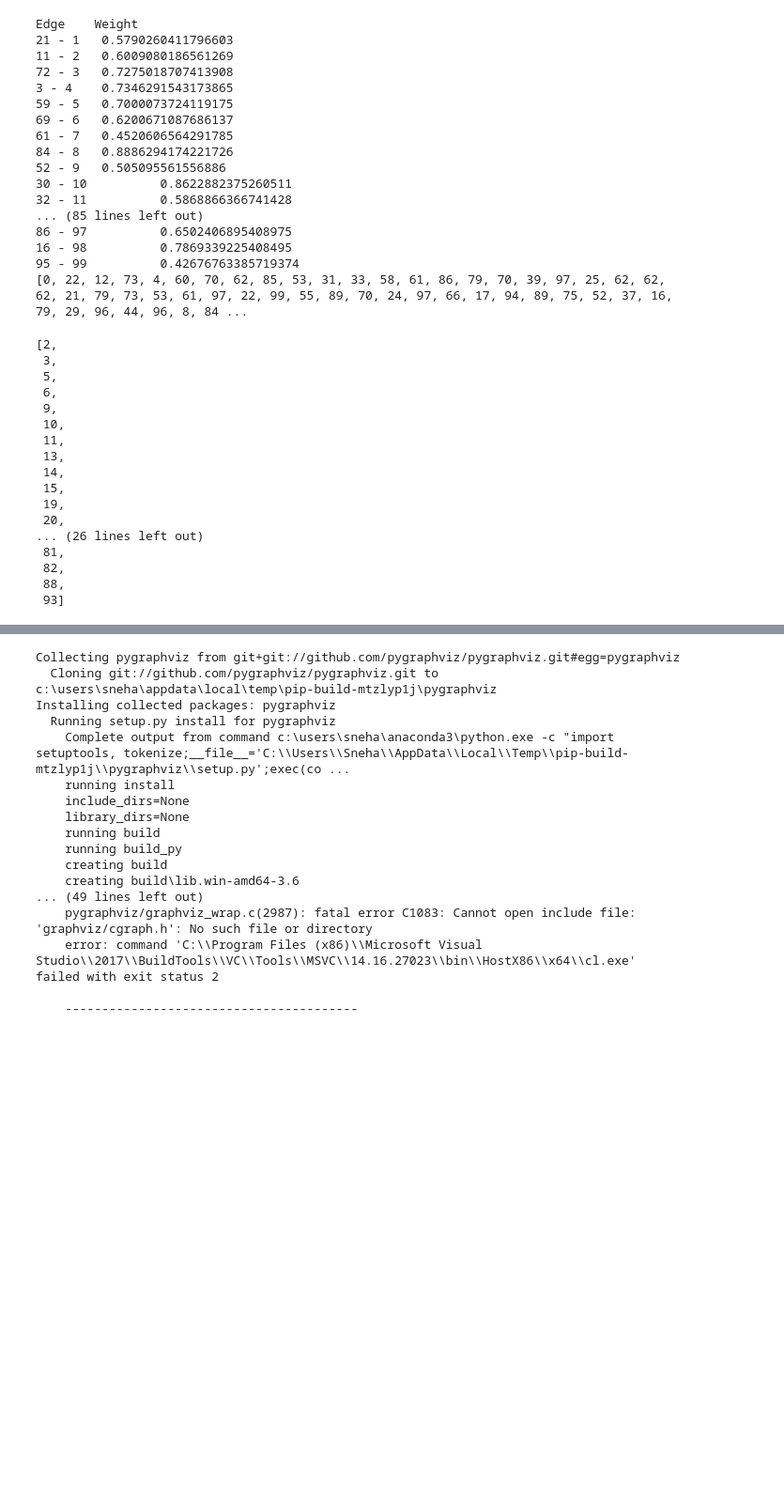
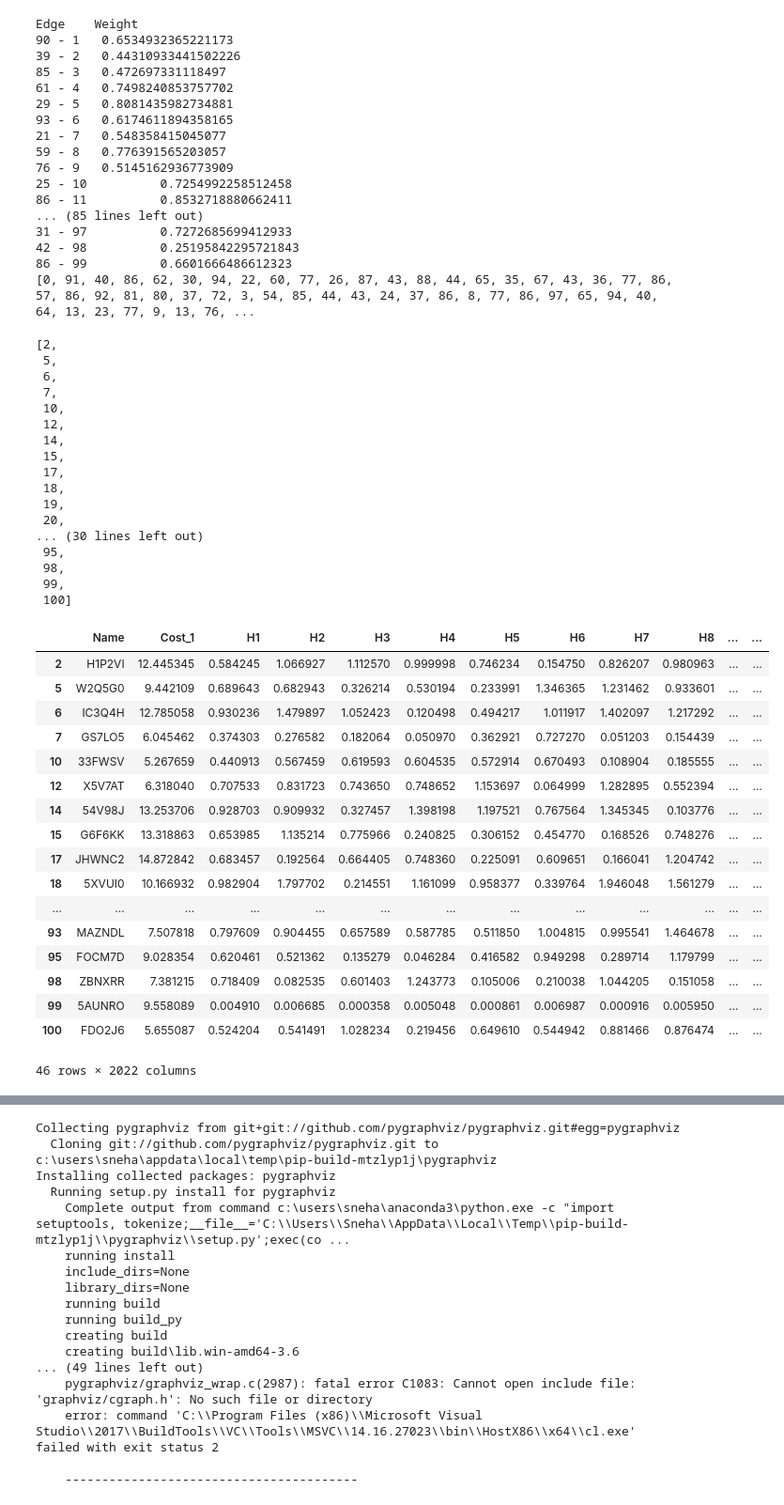
Before and after one commit to snehamaheshwari07/Risk-aware-Multi-Armed-Bandit, a Jupyter notebook: Untitled1.ipynb, the cells around one changed output, grey strips where cells are left out. Shown at 94% size. Saved outputs shown, nothing was run; the diff lists cells and outputs as text; code cells hidden in the pictures; blank space fills up the shorter version.

```diff
--- a/Untitled1.ipynb
+++ b/Untitled1.ipynb
@@ -179,9 +250,9 @@ class Graph():
         return(self.missing_numbers(new_list))
 
 
-g = Graph(100)
-n = 100
-matrix = np.zeros((n,100)) # Pre-allocate matrix
+g = Graph(no_of_assets)
+n = no_of_assets
+matrix = np.zeros((n,no_of_assets)) # Pre-allocate matrix
 for i in range(0,n):
     matrix[i,:] = edge_length[i]
 g.graph = matrix
@@ -190,42 +261,61 @@ k=g.primMST();
 k
 # %% [output]
 Edge    Weight
-21 - 1   0.5790260411796603
-11 - 2   0.6009080186561269
-72 - 3   0.7275018707413908
-3 - 4    0.7346291543173865
-59 - 5   0.7000073724119175
-69 - 6   0.6200671087686137
-61 - 7   0.4520606564291785
-84 - 8   0.8886294174221726
-52 - 9   0.505095561556886
-30 - 10          0.8622882375260511
-32 - 11          0.5868866366741428
+90 - 1   0.6534932365221173
+39 - 2   0.44310933441502226
+85 - 3   0.472697331118497
+61 - 4   0.7498240853757702
+29 - 5   0.8081435982734881
+93 - 6   0.6174611894358165
+21 - 7   0.548358415045077
+59 - 8   0.776391565203057
+76 - 9   0.5145162936773909
+25 - 10          0.7254992258512458
+86 - 11          0.8532718880662411
 ... (85 lines left out)
-86 - 97          0.6502406895408975
-16 - 98          0.7869339225408495
-95 - 99          0.42676763385719374
-[0, 22, 12, 73, 4, 60, 70, 62, 85, 53, 31, 33, 58, 61, 86, 79, 70, 39, 97, 25, 62, 62, 62, 21, 79, 73, 53, 61, 97, 22, 99, 55, 89, 70, 24, 97, 66, 17, 94, 89, 75, 52, 37, 16, 79, 29, 96, 44, 96, 8, 84 ...
+31 - 97          0.7272685699412933
+42 - 98          0.25195842295721843
+86 - 99          0.6601666486612323
+[0, 91, 40, 86, 62, 30, 94, 22, 60, 77, 26, 87, 43, 88, 44, 65, 35, 67, 43, 36, 77, 86, 57, 86, 92, 81, 80, 37, 72, 3, 54, 85, 44, 43, 24, 37, 86, 8, 77, 86, 97, 65, 94, 40, 64, 13, 23, 77, 9, 13, 76, ...
 [2,
- 3,
  5,
  6,
- 9,
+ 7,
  10,
- 11,
- 13,
+ 12,
  14,
  15,
+ 17,
+ 18,
  19,
  20,
-... (26 lines left out)
- 81,
- 82,
- 88,
- 93]
+... (30 lines left out)
+ 95,
+ 98,
+ 99,
+ 100]
 # %%
 df=dataset.loc[k,:]
-#df
+df
+# %% [output]
+|  | Name | Cost_1 | H1 | H2 | H3 | H4 | H5 | H6 | H7 | H8 | ... | ... |
+| 2 | H1P2VI | 12.445345 | 0.584245 | 1.066927 | 1.112570 | 0.999998 | 0.746234 | 0.154750 | 0.826207 | 0.980963 | ... | ... |
+| 5 | W2Q5G0 | 9.442109 | 0.689643 | 0.682943 | 0.326214 | 0.530194 | 0.233991 | 1.346365 | 1.231462 | 0.933601 | ... | ... |
+| 6 | IC3Q4H | 12.785058 | 0.930236 | 1.479897 | 1.052423 | 0.120498 | 0.494217 | 1.011917 | 1.402097 | 1.217292 | ... | ... |
+| 7 | GS7LO5 | 6.045462 | 0.374303 | 0.276582 | 0.182064 | 0.050970 | 0.362921 | 0.727270 | 0.051203 | 0.154439 | ... | ... |
+| 10 | 33FWSV | 5.267659 | 0.440913 | 0.567459 | 0.619593 | 0.604535 | 0.572914 | 0.670493 | 0.108904 | 0.185555 | ... | ... |
+| 12 | X5V7AT | 6.318040 | 0.707533 | 0.831723 | 0.743650 | 0.748652 | 1.153697 | 0.064999 | 1.282895 | 0.552394 | ... | ... |
+| 14 | 54V98J | 13.253706 | 0.928703 | 0.909932 | 0.327457 | 1.398198 | 1.197521 | 0.767564 | 1.345345 | 0.103776 | ... | ... |
+| 15 | G6F6KK | 13.318863 | 0.653985 | 1.135214 | 0.775966 | 0.240825 | 0.306152 | 0.454770 | 0.168526 | 0.748276 | ... | ... |
+| 17 | JHWNC2 | 14.872842 | 0.683457 | 0.192564 | 0.664405 | 0.748360 | 0.225091 | 0.609651 | 0.166041 | 1.204742 | ... | ... |
+| 18 | 5XVUI0 | 10.166932 | 0.982904 | 1.797702 | 0.214551 | 1.161099 | 0.958377 | 0.339764 | 1.946048 | 1.561279 | ... | ... |
+| ... | ... | ... | ... | ... | ... | ... | ... | ... | ... | ... | ... | ... |
+| 93 | MAZNDL | 7.507818 | 0.797609 | 0.904455 | 0.657589 | 0.587785 | 0.511850 | 1.004815 | 0.995541 | 1.464678 | ... | ... |
+| 95 | FOCM7D | 9.028354 | 0.620461 | 0.521362 | 0.135279 | 0.046284 | 0.416582 | 0.949298 | 0.289714 | 1.179799 | ... | ... |
+| 98 | ZBNXRR | 7.381215 | 0.718409 | 0.082535 | 0.601403 | 1.243773 | 0.105006 | 0.210038 | 1.044205 | 0.151058 | ... | ... |
+| 99 | 5AUNRO | 9.558089 | 0.004910 | 0.006685 | 0.000358 | 0.005048 | 0.000861 | 0.006987 | 0.000916 | 0.005950 | ... | ... |
+| 100 | FDO2J6 | 5.655087 | 0.524204 | 0.541491 | 1.028234 | 0.219456 | 0.649610 | 0.544942 | 0.881466 | 0.876474 | ... | ... |
+46 rows × 2022 columns
 # %%
 #generate reward
 historical_reward=[]
```
Also changed, not shown: parts of 19 cells of this notebook.
